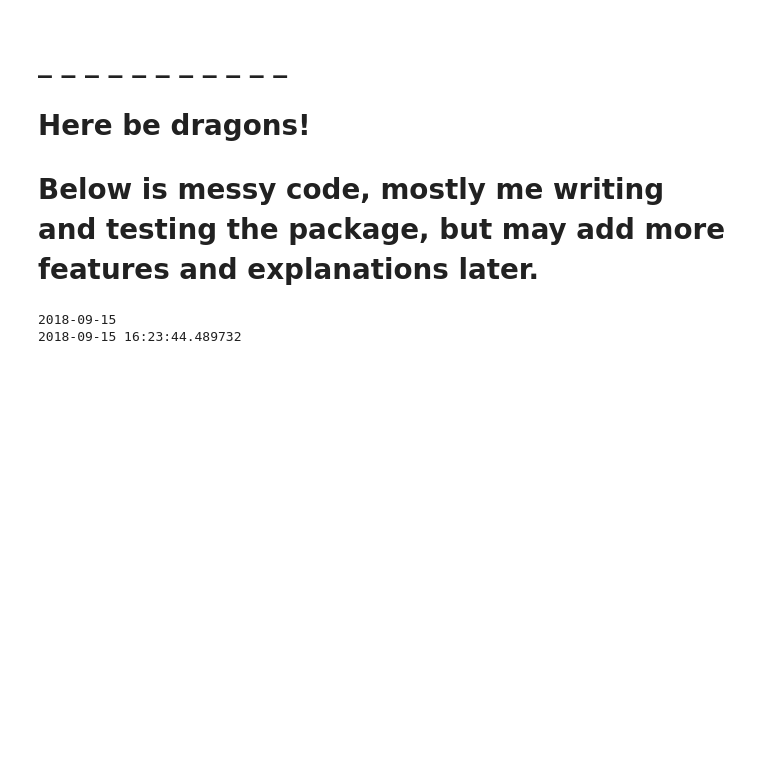
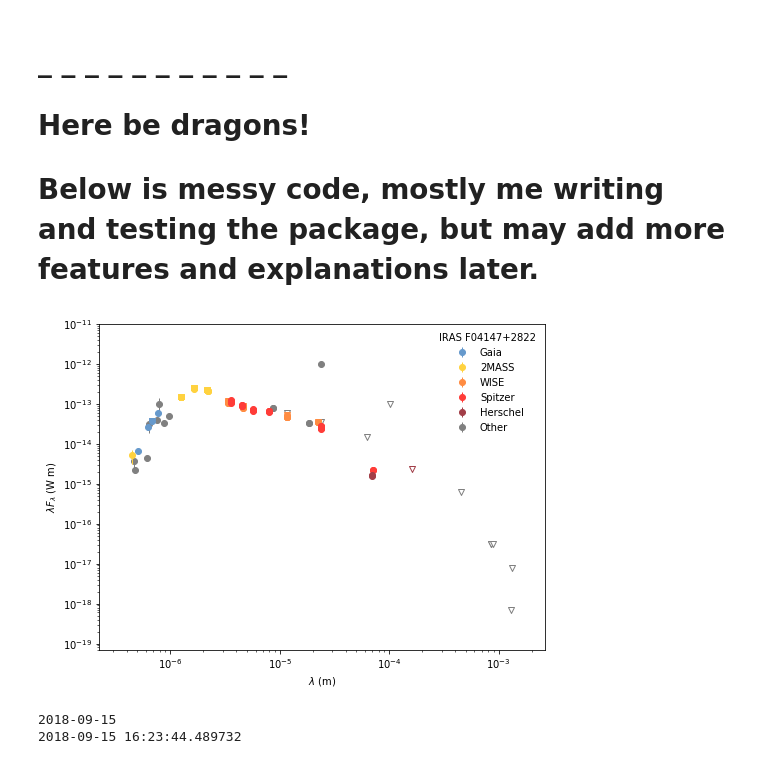
Before and after one commit to zpenoyre/spectracles, a Jupyter notebook: introduction.ipynb, the cells around one changed output. Saved outputs shown, nothing was run; the diff lists cells and outputs as text; code cells hidden in the pictures; blank space fills up the shorter version.

Commit message:
Updated plotting function

```diff
--- a/introduction.ipynb
+++ b/introduction.ipynb
@@ -103,7 +103,7 @@ spectraclesDir=spectracles.__file__[:spectracles.__file__.rfind('/')] # (just in
 saveDirectory=spectraclesDir+'/spectraData'
 
 # Writes data to a file (identified by the stars 2MASS Id) in that directory CURRENTLY SET TO OVERWRITE EXISTING DATA!
-table = spectracles.spectra.getSpectra(name=v410xray1,saveDir=saveDirectory,overwrite=1)
+table = spectracles.spectra.getSpectra(name=v410xray1,saveDir=saveDirectory,overwrite=0)
 
 # Let's have a look at that data
 print('\n _______MAIN TABLE OF FLUXS:')
@@ -249,6 +264,14 @@ FileCreated :  2018-09-16
 # _ _ _ _ _ _ _ _ _ _ _
 # Here be dragons!
 # Below is messy code, mostly me writing and testing the package, but may add more features and explanations later.
+# %%
+import matplotlib.pyplot as plt
+exampleFig=plt.figure(figsize=(8,6))
+examplePlot=plt.gca()
+spectracles.spectra.plotSpectra(examplePlot,table)
+plt.show()
+# %% [output]
+[figure, added]
 # %%
 import datetime
 print(str(datetime.datetime.today()).split()[0])
```
Also changed, not shown: parts of 3 cells of this notebook, 2 other files.
